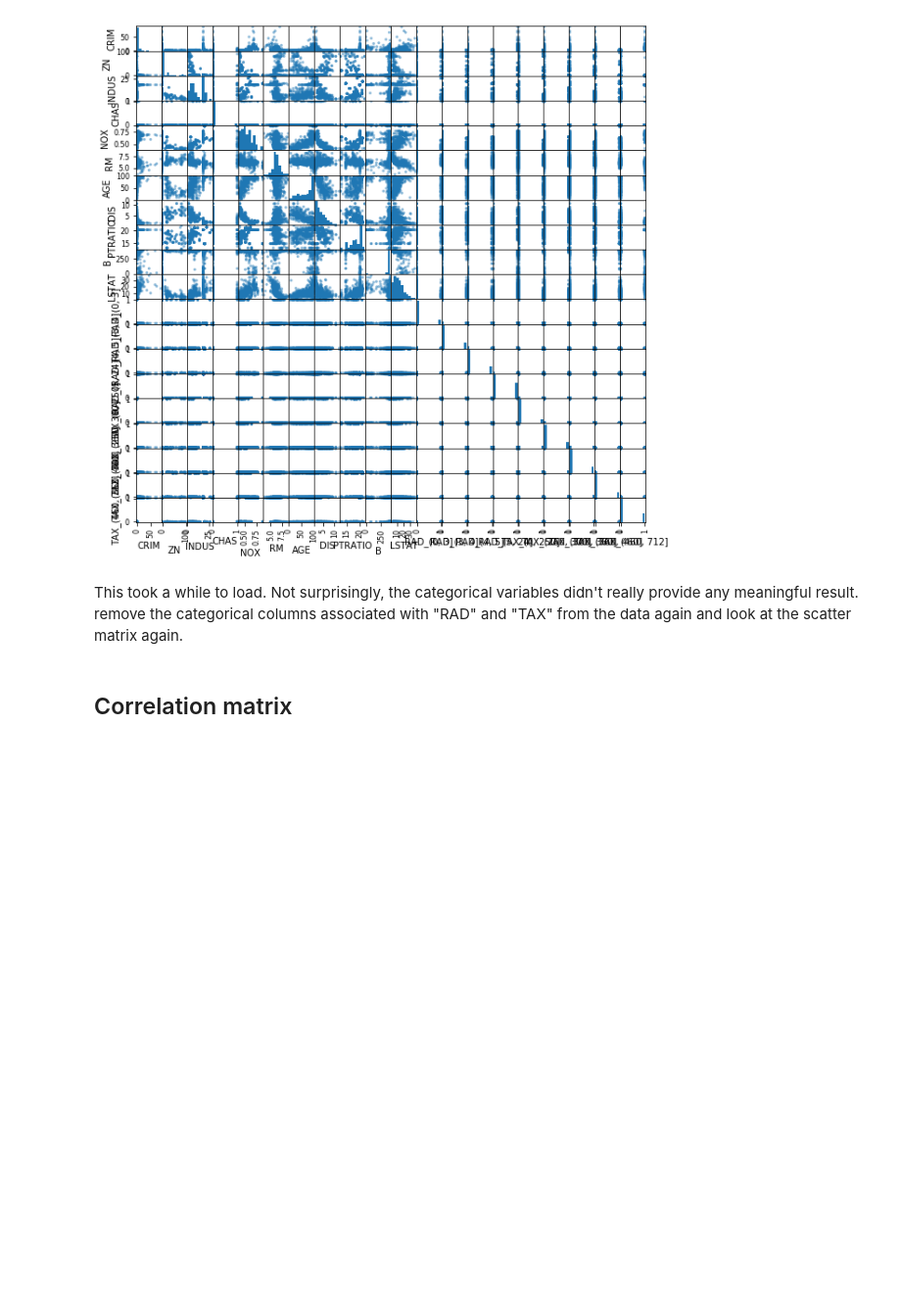
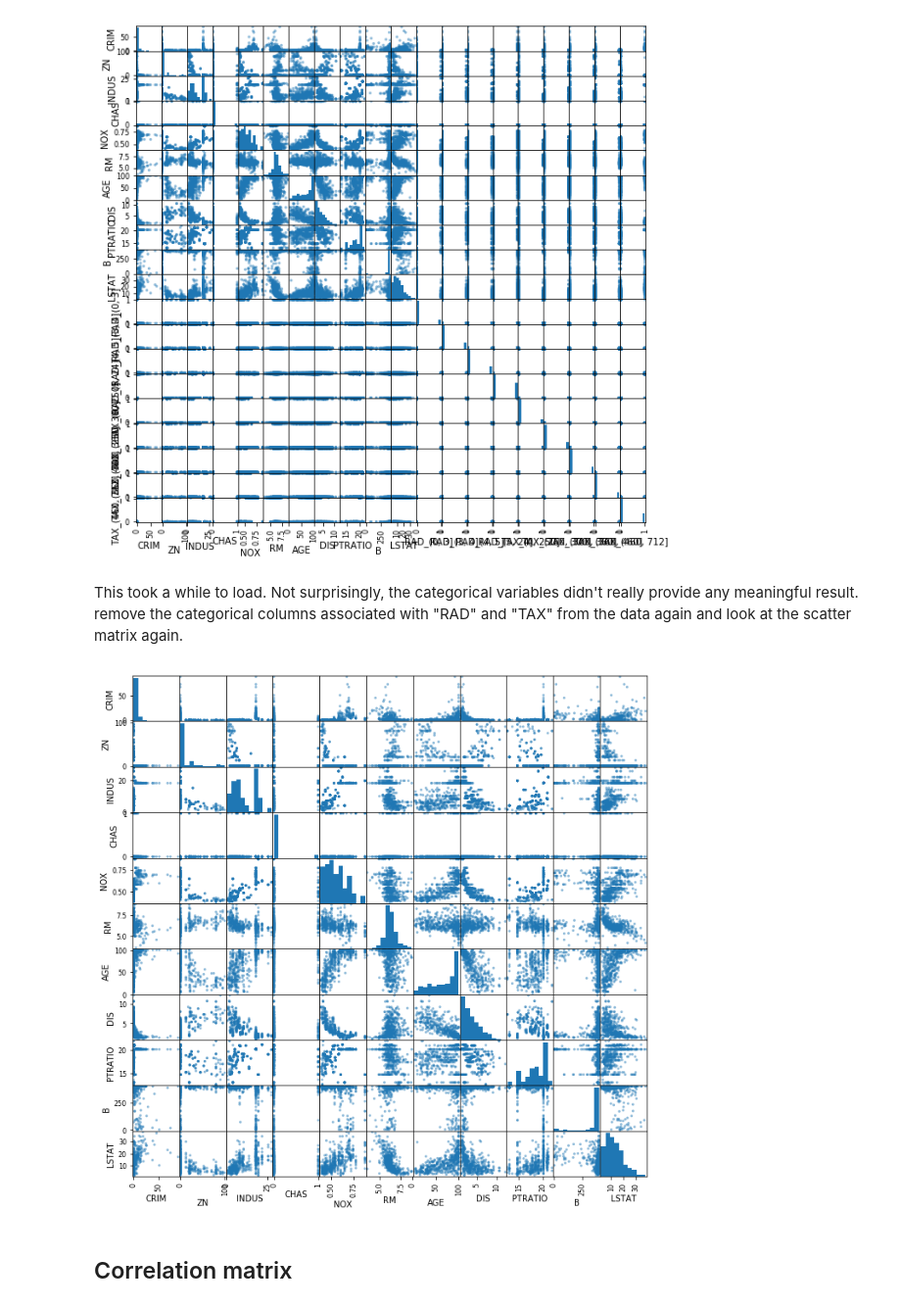
Before and after one commit to utaveras/dsc-multicollinearity-of-features---lab-nyc-ds-career-031119, a Jupyter notebook: index.ipynb, the cells around one changed output. Shown at 98% size. Saved outputs shown, nothing was run; the diff lists cells and outputs as text; code cells hidden in the pictures; blank space fills up the shorter version.

```diff
--- a/index.ipynb
+++ b/index.ipynb
@@ -54,7 +54,11 @@ pd.plotting.scatter_matrix(boston_features, figsize = [10,10]);
 # %% [markdown]
 This took a while to load. Not surprisingly, the categorical variables didn't really provide any meaningful result. remove the categorical columns associated with "RAD" and "TAX" from the data again and look at the scatter matrix again.
 # %%
-boston_cont = boston_features.iloc[]
+boston_cont = boston_features.iloc[:,0:11]
+# %%
+pd.plotting.scatter_matrix(boston_cont,figsize = [11,11]);
+# %% [output]
+[figure, added]
 # %% [markdown]
 ## Correlation matrix
 # %% [markdown]
```
